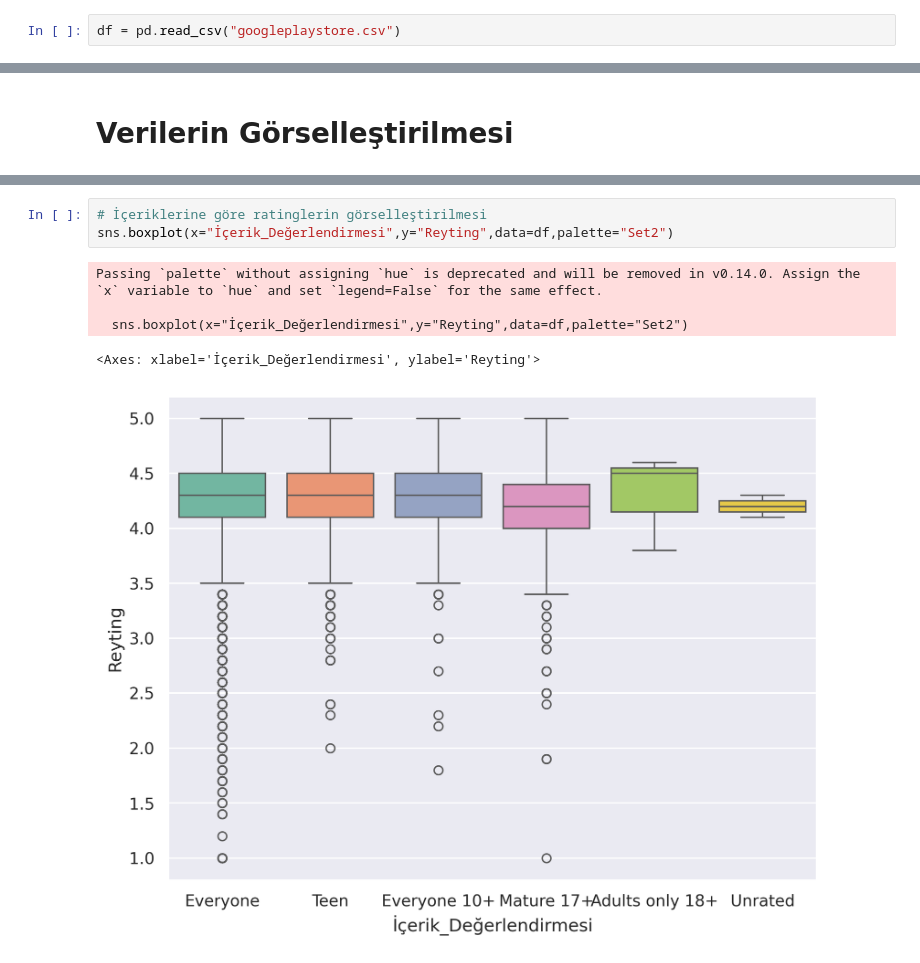
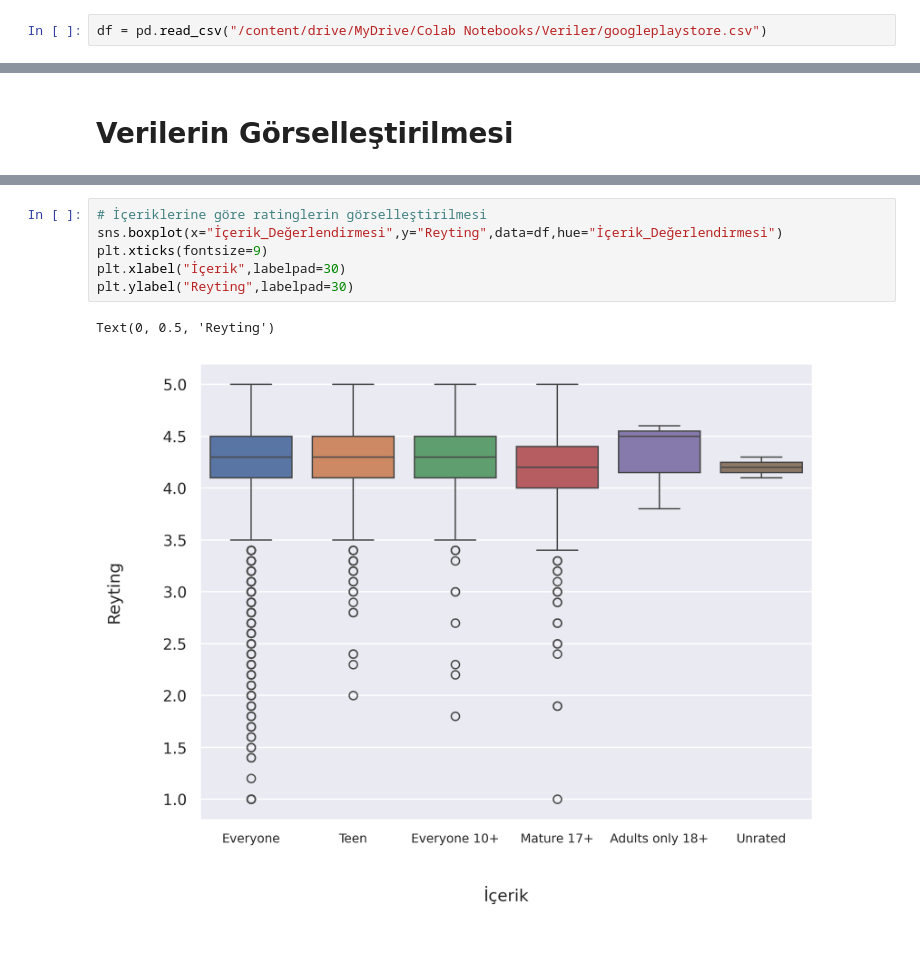
Before and after one commit to Efe-Eroglu/Play-Store-Data-Analysis, a Jupyter notebook: PlayStore_Dataset.ipynb, the cells around one changed output, grey strips where cells are left out. Drawn from its saved outputs; the diff is of its cells as text.

```diff
--- a/PlayStore_Dataset.ipynb
+++ b/PlayStore_Dataset.ipynb
@@ -8,5 +8,5 @@ import matplotlib.pyplot as plt
 # %%
-df = pd.read_csv("googleplaystore.csv")
+df = pd.read_csv("/content/drive/MyDrive/Colab Notebooks/Veriler/googleplaystore.csv")
 # %%
 df.head()
 # %% [output]
@@ -307,12 +306,12 @@ Passing `palette` without assigning `hue` is deprecated and will be removed in v
 # %%
 # İçeriklerine göre ratinglerin görselleştirilmesi
-sns.boxplot(x="İçerik_Değerlendirmesi",y="Reyting",data=df,palette="Set2")
+sns.boxplot(x="İçerik_Değerlendirmesi",y="Reyting",data=df,hue="İçerik_Değerlendirmesi")
+plt.xticks(fontsize=9)
+plt.xlabel("İçerik",labelpad=30)
+plt.ylabel("Reyting",labelpad=30)
 # %% [output]
-Passing `palette` without assigning `hue` is deprecated and will be removed in v0.14.0. Assign the `x` variable to `hue` and set `legend=False` for the same effect.
-
-  sns.boxplot(x="İçerik_Değerlendirmesi",y="Reyting",data=df,palette="Set2")
+Text(0, 0.5, 'Reyting')
-<Axes: xlabel='İçerik_Değerlendirmesi', ylabel='Reyting'>
-[figure, old version]
+[figure, new version]
 # %%
 cat_num = df["Kategori"].value_counts()
 sns.barplot(x=cat_num.values, y=cat_num.index, palette="Set2")
```
Also changed, not shown: parts of 7 cells of this notebook.
